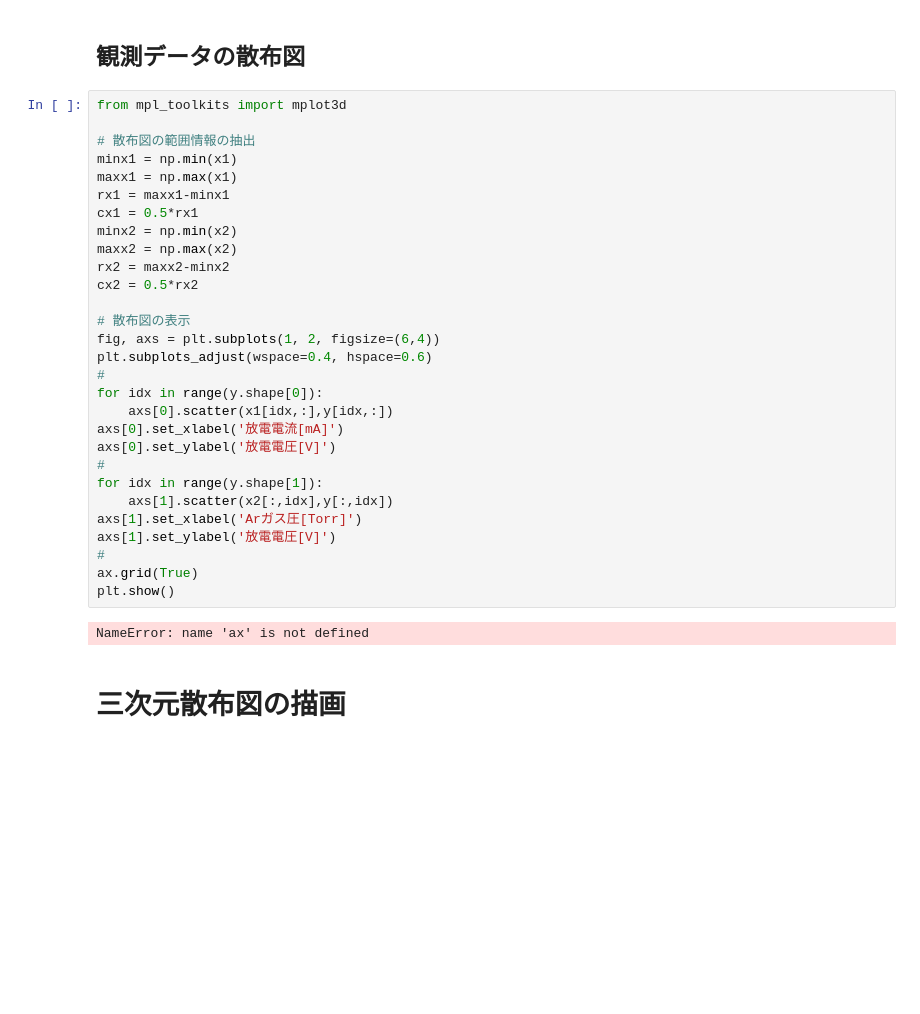
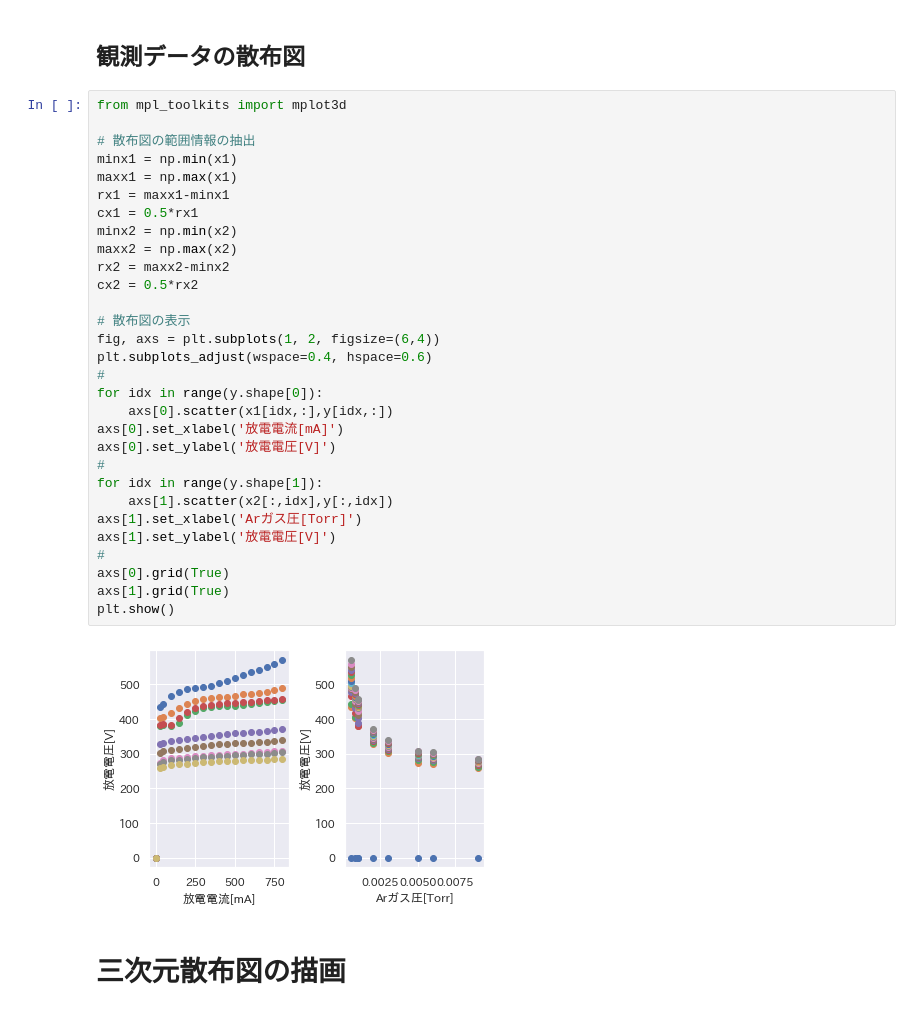
Before and after one commit to msiplab/EicEngLabIV, a Jupyter notebook: example01_02.ipynb, the cells around one changed output. Saved outputs shown, nothing was run; the diff lists cells and outputs as text; blank space fills up the shorter version.

```diff
--- a/example01_02.ipynb
+++ b/example01_02.ipynb
@@ -142,34 +142,35 @@ array([[  0., 434., 442., 466., 478., 485., 490., 493., 496., 502., 509.,
 # %%
 from mpl_toolkits import mplot3d
 
 # 散布図の範囲情報の抽出
 minx1 = np.min(x1)
 maxx1 = np.max(x1)
 rx1 = maxx1-minx1
 cx1 = 0.5*rx1
 minx2 = np.min(x2)
 maxx2 = np.max(x2)
 rx2 = maxx2-minx2
 cx2 = 0.5*rx2
 
 # 散布図の表示
 fig, axs = plt.subplots(1, 2, figsize=(6,4))
 plt.subplots_adjust(wspace=0.4, hspace=0.6)
 #
 for idx in range(y.shape[0]):
     axs[0].scatter(x1[idx,:],y[idx,:])
 axs[0].set_xlabel('放電電流[mA]')
 axs[0].set_ylabel('放電電圧[V]')
 #
 for idx in range(y.shape[1]):
     axs[1].scatter(x2[:,idx],y[:,idx])
 axs[1].set_xlabel('Arガス圧[Torr]')
 axs[1].set_ylabel('放電電圧[V]')
 #
-ax.grid(True)
+axs[0].grid(True)
+axs[1].grid(True)
 plt.show()
 # %% [output]
-NameError: name 'ax' is not defined
+[figure, added]
 # %% [markdown]
 # 三次元散布図の描画
 # %%
```
Also changed, not shown: parts of 1 cell of this notebook, 2 other files.
